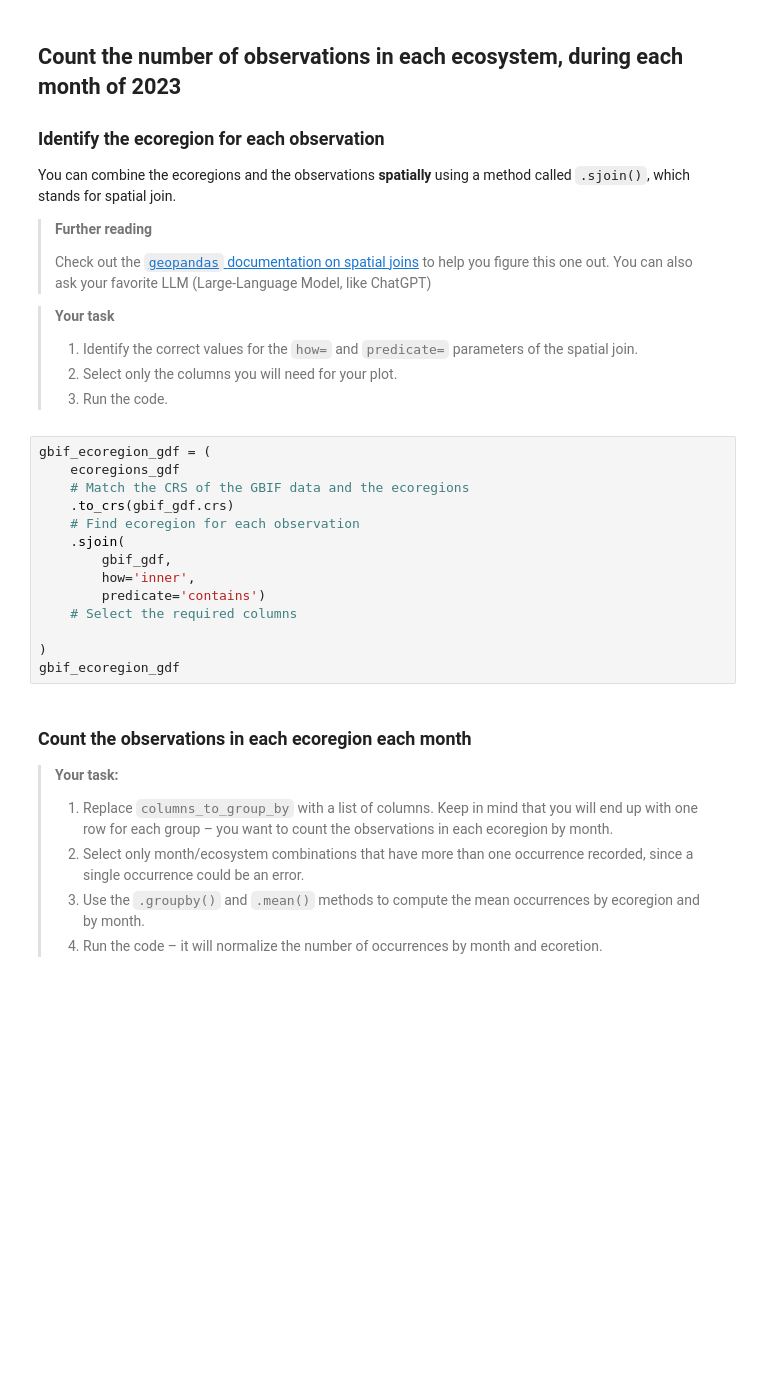
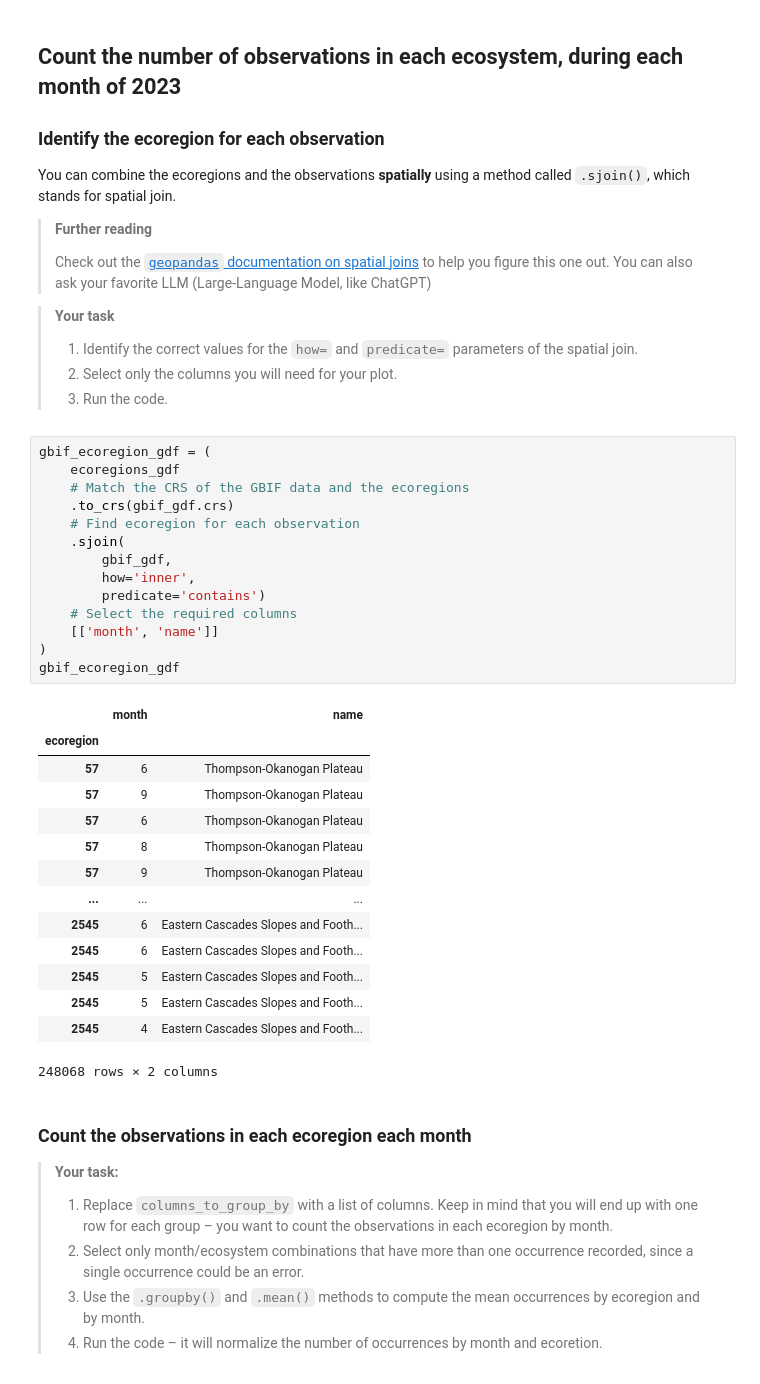
Before and after one commit to cu-esiil-edu/stars-02-species-distribution-tes-ani, a Jupyter notebook: species-distribution.ipynb, the cells around one changed output. Cells and saved outputs as stored; diff of their text form; blank space fills up the shorter version.

```diff
--- a/species-distribution.ipynb
+++ b/species-distribution.ipynb
@@ -448,17 +449,32 @@ a method called `.sjoin()`, which stands for spatial join.
 # %%
 gbif_ecoregion_gdf = (
     ecoregions_gdf
     # Match the CRS of the GBIF data and the ecoregions
     .to_crs(gbif_gdf.crs)
     # Find ecoregion for each observation
     .sjoin(
         gbif_gdf,
         how='inner',
         predicate='contains')
     # Select the required columns
-
+    [['month', 'name']]
 )
 gbif_ecoregion_gdf
+# %% [output]
+|  | month | name |
+| ecoregion |  |  |
+| 57 | 6 | Thompson-Okanogan Plateau |
+| 57 | 9 | Thompson-Okanogan Plateau |
+| 57 | 6 | Thompson-Okanogan Plateau |
+| 57 | 8 | Thompson-Okanogan Plateau |
+| 57 | 9 | Thompson-Okanogan Plateau |
+| ... | ... | ... |
+| 2545 | 6 | Eastern Cascades Slopes and Footh... |
+| 2545 | 6 | Eastern Cascades Slopes and Footh... |
+| 2545 | 5 | Eastern Cascades Slopes and Footh... |
+| 2545 | 5 | Eastern Cascades Slopes and Footh... |
+| 2545 | 4 | Eastern Cascades Slopes and Footh... |
+248068 rows × 2 columns
 # %% [markdown]
 ### Count the observations in each ecoregion each month
 
```
Also changed, not shown: parts of 9 cells of this notebook, 1 other file.
